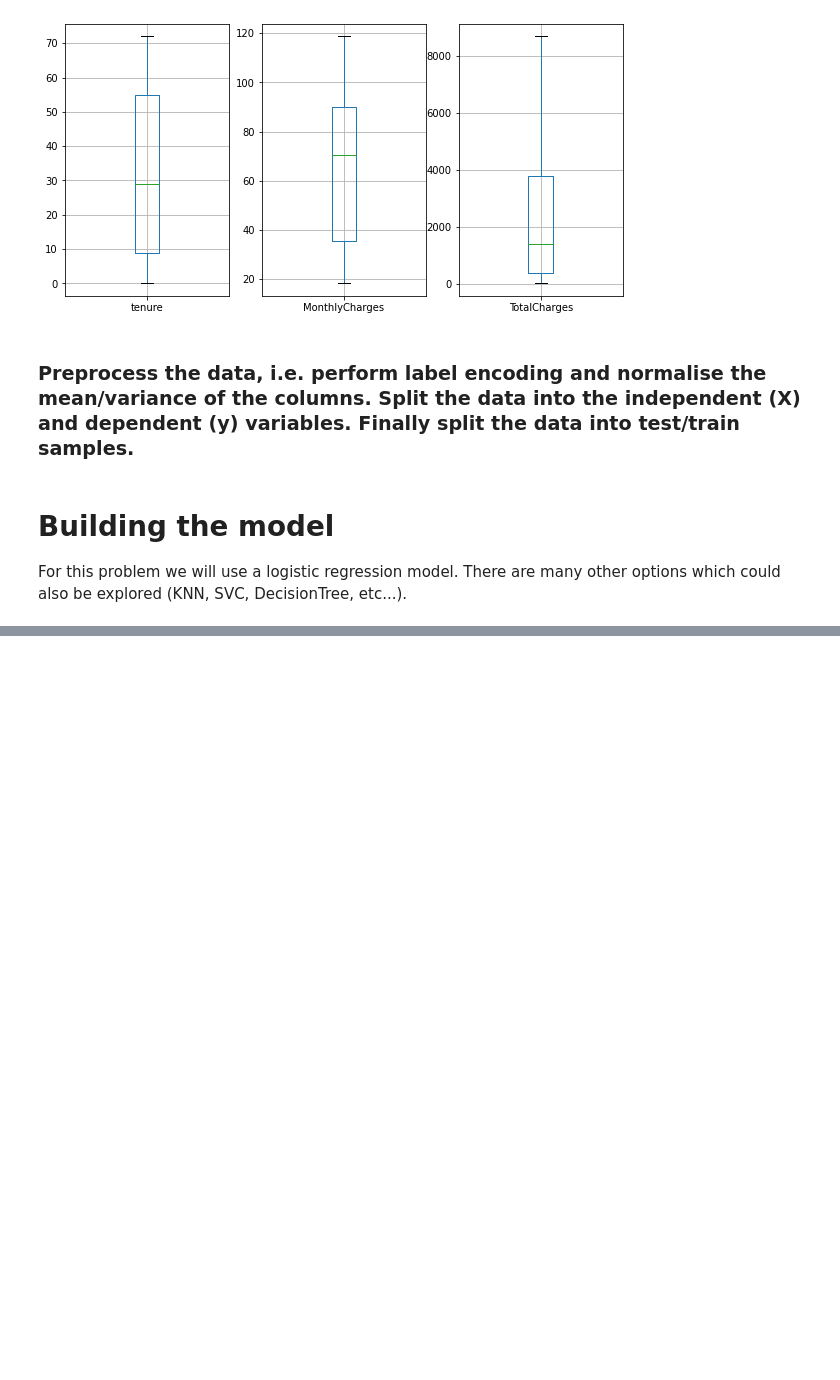
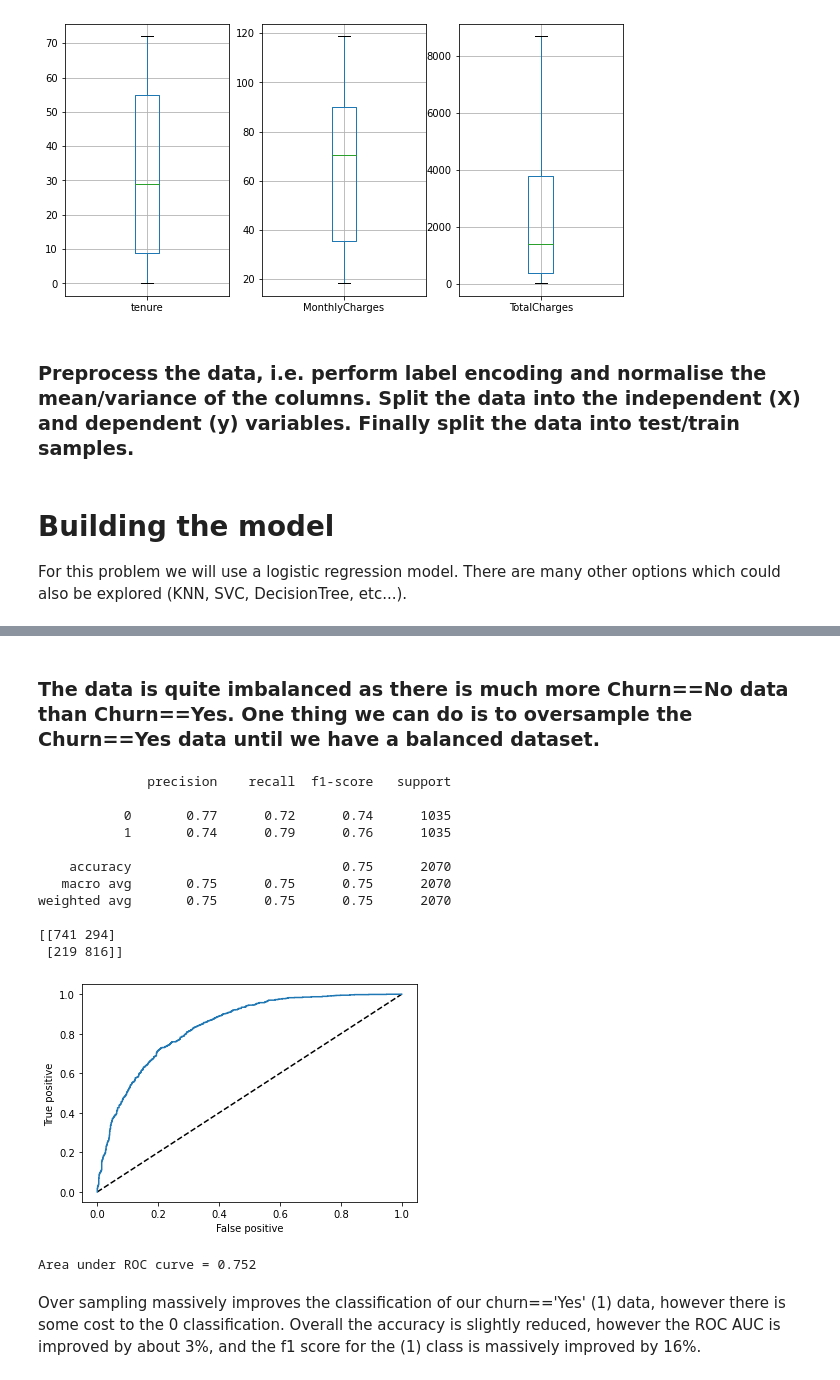
Before and after one commit to MOK-learning/stericycle, a Jupyter notebook: notebook.ipynb, the cells around one changed output, grey strips where cells are left out. Saved outputs shown, nothing was run; the diff lists cells and outputs as text; code cells hidden in the pictures; blank space fills up the shorter version.

Commit message:
added oversampling

```diff
--- a/notebook.ipynb
+++ b/notebook.ipynb
@@ -142,0 +149,51 @@ array([[918, 117],
+# %% [markdown]
+### The data is quite imbalanced as there is much more Churn==No data than Churn==Yes. One thing we can do is to oversample the Churn==Yes data until we have a balanced dataset.
+# %%
+# Do the oversampling
+ros = RandomOverSampler(random_state=0)
+X, y = ros.fit_resample(X, y)
+
+# Repeat the same analysis steps as performed above
+
+# Split the data into test/train samples
+X_train, X_test, y_train, y_test = train_test_split(X, y, test_size=0.2, random_state=42, stratify=y)
+
+# Fit the model with the training data
+log_reg = LogisticRegression()
+log_reg.fit(X_train, y_train)
+
+# Evaulate the model with the test data
+yhat = log_reg.predict(X_test)
+print(classification_report(y_test, yhat))
+
+# Confusion matrix
+print(confusion_matrix(y_test, yhat, labels=[0, 1]))
+
+# ROC curve
+yhat_prob = log_reg.predict_proba(X_test)[:,1]
+false_pos, true_pos, thresholds = roc_curve(y_test, yhat_prob)
+
+plt.plot([0, 1], [0, 1], 'k--' )
+plt.plot(false_pos, true_pos)
+plt.xlabel('False positive')
+plt.ylabel('True positive')
+plt.show()
+
+rscore = roc_auc_score(y_test, yhat)
+print(f'Area under ROC curve = {rscore:.3f}')
+# %% [output]
+              precision    recall  f1-score   support
+
+           0       0.77      0.72      0.74      1035
+           1       0.74      0.79      0.76      1035
+
+    accuracy                           0.75      2070
+   macro avg       0.75      0.75      0.75      2070
+weighted avg       0.75      0.75      0.75      2070
+
+[[741 294]
+ [219 816]]
+[figure, added]
+Area under ROC curve = 0.752
+# %% [markdown]
+Over sampling massively improves the classification of our churn=='Yes' (1) data, however there is some cost to the 0 classification. Overall the accuracy is slightly reduced, however the ROC AUC is improved by about 3%, and the f1 score for the (1) class is massively improved by 16%.
```
Also changed, not shown: parts of 3 cells of this notebook, 1 other file.
